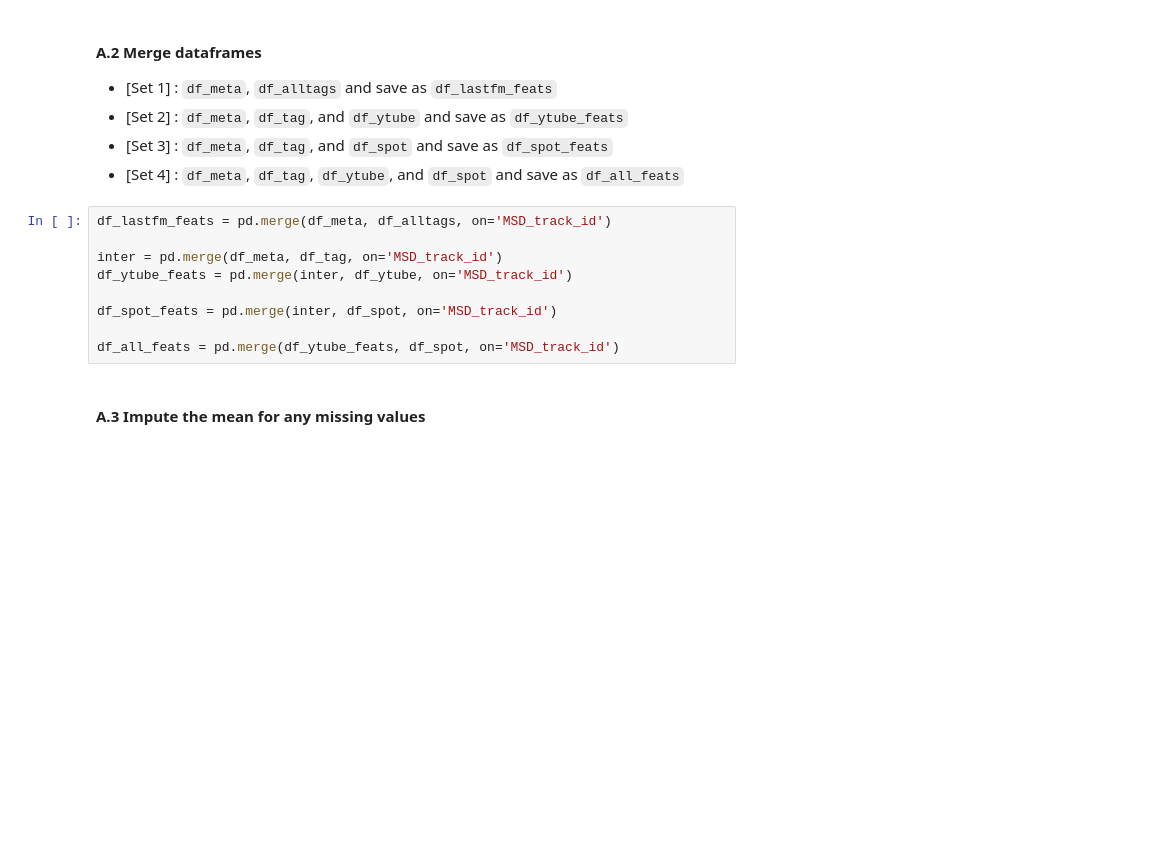
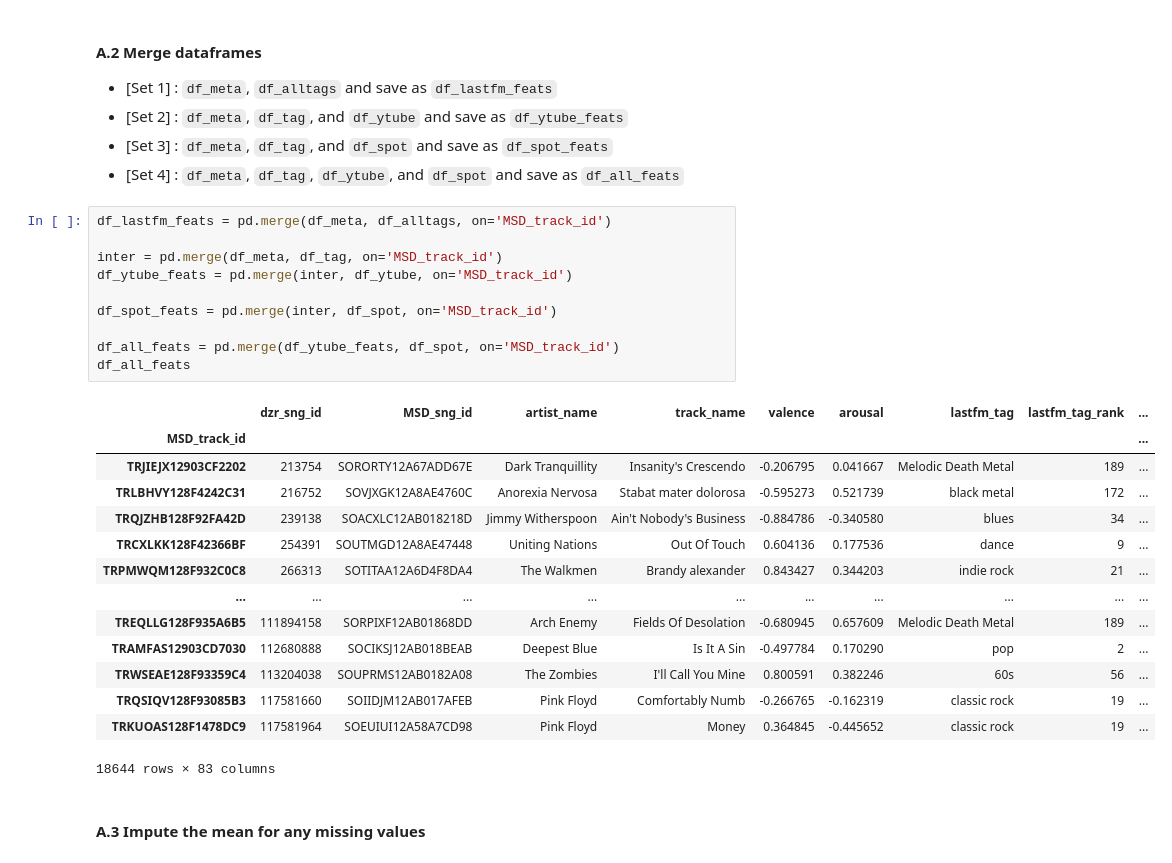
Before and after one commit to teemal/machine_learning_and_data_mining, a Jupyter notebook: Lab_3.ipynb, the cells around one changed output. Saved outputs shown, nothing was run; the diff lists cells and outputs as text; blank space fills up the shorter version.

```diff
--- a/Lab_3.ipynb
+++ b/Lab_3.ipynb
@@ -363,12 +376,28 @@ TRKUOAS128F1478DC9   117581964  SOEUIUI12A58A7CD98  ...  0.373325 -0.923151
 # %%
 df_lastfm_feats = pd.merge(df_meta, df_alltags, on='MSD_track_id')
 
 inter = pd.merge(df_meta, df_tag, on='MSD_track_id')
 df_ytube_feats = pd.merge(inter, df_ytube, on='MSD_track_id')
 
 df_spot_feats = pd.merge(inter, df_spot, on='MSD_track_id')
 
 df_all_feats = pd.merge(df_ytube_feats, df_spot, on='MSD_track_id')
+df_all_feats
+# %% [output]
+|  | dzr_sng_id | MSD_sng_id | artist_name | track_name | valence | arousal | lastfm_tag | lastfm_tag_rank | ... |
+| MSD_track_id |  |  |  |  |  |  |  |  | ... |
+| TRJIEJX12903CF2202 | 213754 | SORORTY12A67ADD67E | Dark Tranquillity | Insanity's Crescendo | -0.206795 | 0.041667 | Melodic Death Metal | 189 | ... |
+| TRLBHVY128F4242C31 | 216752 | SOVJXGK12A8AE4760C | Anorexia Nervosa | Stabat mater dolorosa | -0.595273 | 0.521739 | black metal | 172 | ... |
+| TRQJZHB128F92FA42D | 239138 | SOACXLC12AB018218D | Jimmy Witherspoon | Ain't Nobody's Business | -0.884786 | -0.340580 | blues | 34 | ... |
+| TRCXLKK128F42366BF | 254391 | SOUTMGD12A8AE47448 | Uniting Nations | Out Of Touch | 0.604136 | 0.177536 | dance | 9 | ... |
+| TRPMWQM128F932C0C8 | 266313 | SOTITAA12A6D4F8DA4 | The Walkmen | Brandy alexander | 0.843427 | 0.344203 | indie rock | 21 | ... |
+| ... | ... | ... | ... | ... | ... | ... | ... | ... | ... |
+| TREQLLG128F935A6B5 | 111894158 | SORPIXF12AB01868DD | Arch Enemy | Fields Of Desolation | -0.680945 | 0.657609 | Melodic Death Metal | 189 | ... |
+| TRAMFAS12903CD7030 | 112680888 | SOCIKSJ12AB018BEAB | Deepest Blue | Is It A Sin | -0.497784 | 0.170290 | pop | 2 | ... |
+| TRWSEAE128F93359C4 | 113204038 | SOUPRMS12AB0182A08 | The Zombies | I'll Call You Mine | 0.800591 | 0.382246 | 60s | 56 | ... |
+| TRQSIQV128F93085B3 | 117581660 | SOIIDJM12AB017AFEB | Pink Floyd | Comfortably Numb | -0.266765 | -0.162319 | classic rock | 19 | ... |
+| TRKUOAS128F1478DC9 | 117581964 | SOEUIUI12A58A7CD98 | Pink Floyd | Money | 0.364845 | -0.445652 | classic rock | 19 | ... |
+18644 rows × 83 columns
 # %% [markdown]
 #### A.3 Impute the mean for any missing values
 # %%
```
Also changed, not shown: parts of 16 cells of this notebook.
